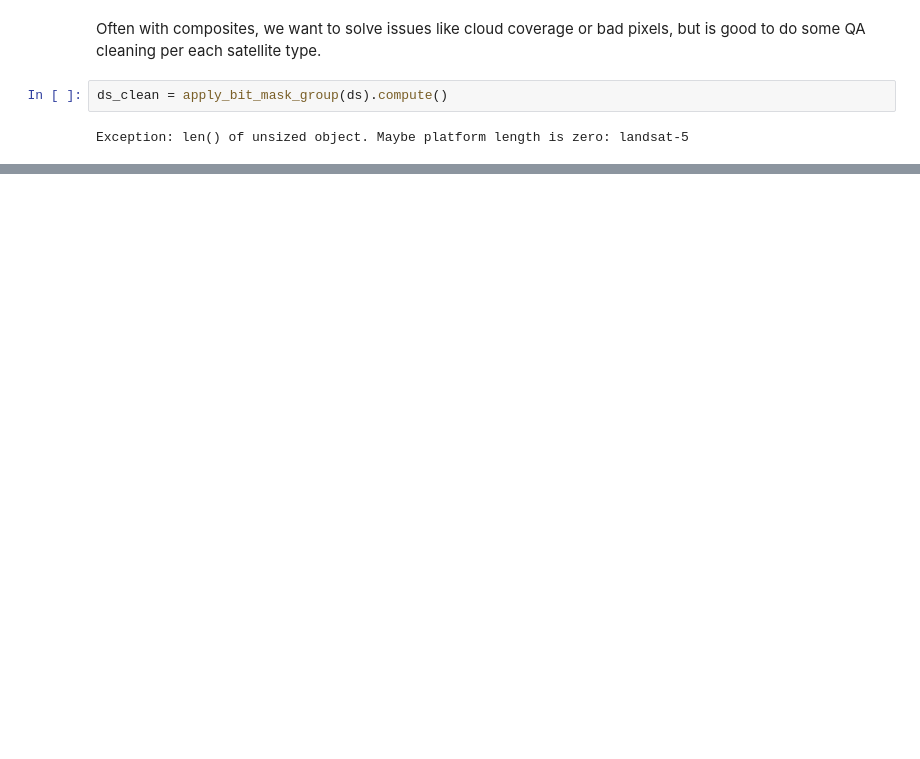
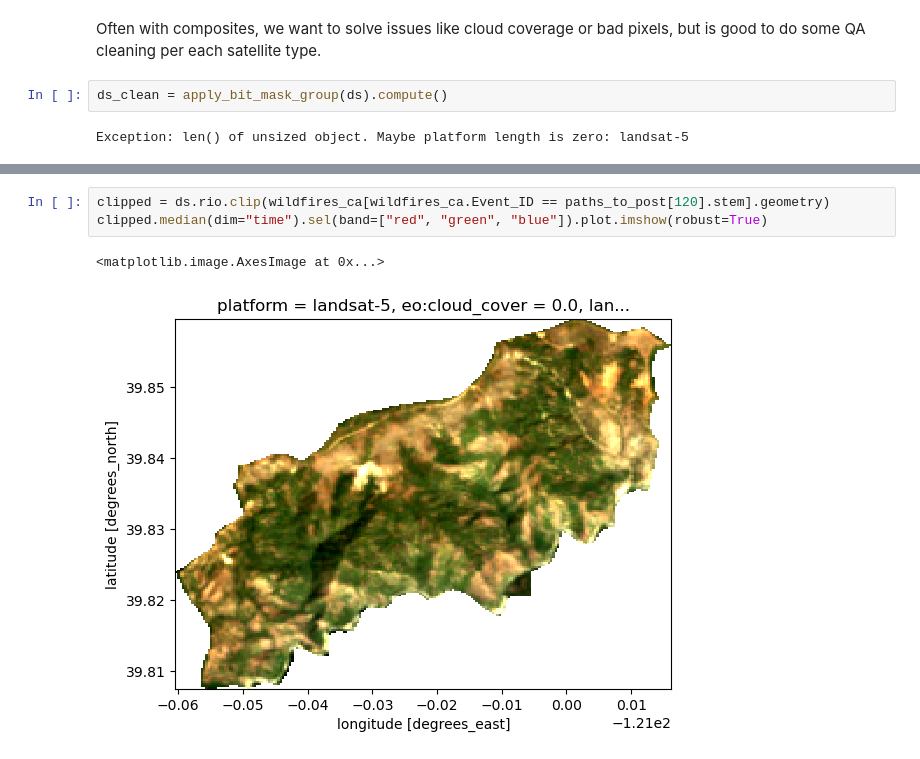
Before and after one commit to flowers-huang/cs325b-wildfire, a Jupyter notebook: tutorial_xarray.ipynb, the cells around one changed output, grey strips where cells are left out. Cells and saved outputs as stored; diff of their text form; blank space fills up the shorter version.

```diff
--- a/tutorial_xarray.ipynb
+++ b/tutorial_xarray.ipynb
@@ -65,0 +162,6 @@ ds_clean.compute().median(dim="time").sel(band=["red", "green", "blue"]).plot.im
+# %%
+clipped = ds.rio.clip(wildfires_ca[wildfires_ca.Event_ID == paths_to_post[120].stem].geometry)
+clipped.median(dim="time").sel(band=["red", "green", "blue"]).plot.imshow(robust=True)
+# %% [output]
+<matplotlib.image.AxesImage at 0x...>
+[figure, added]
```
Also changed, not shown: parts of 15 cells of this notebook.
